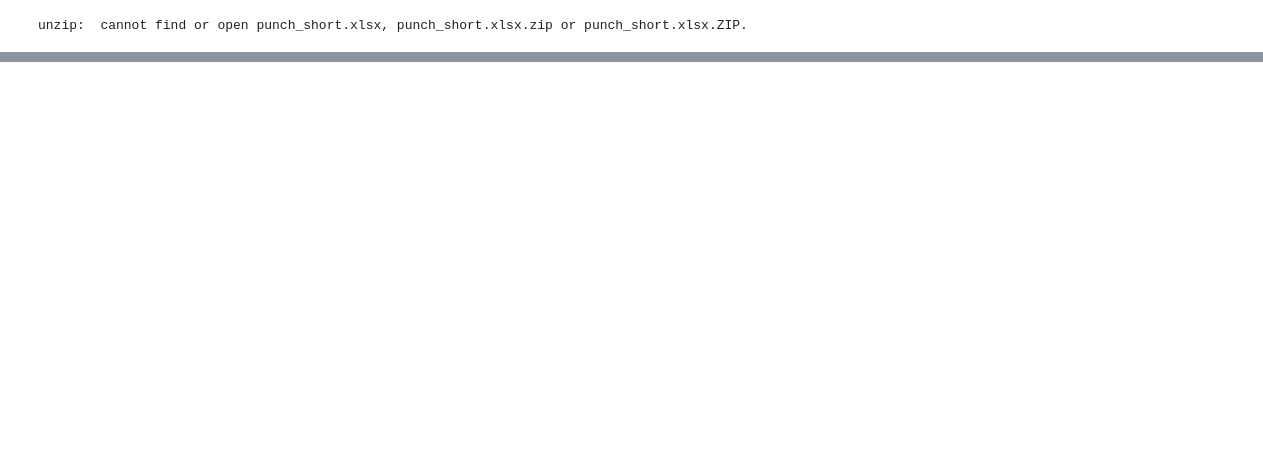
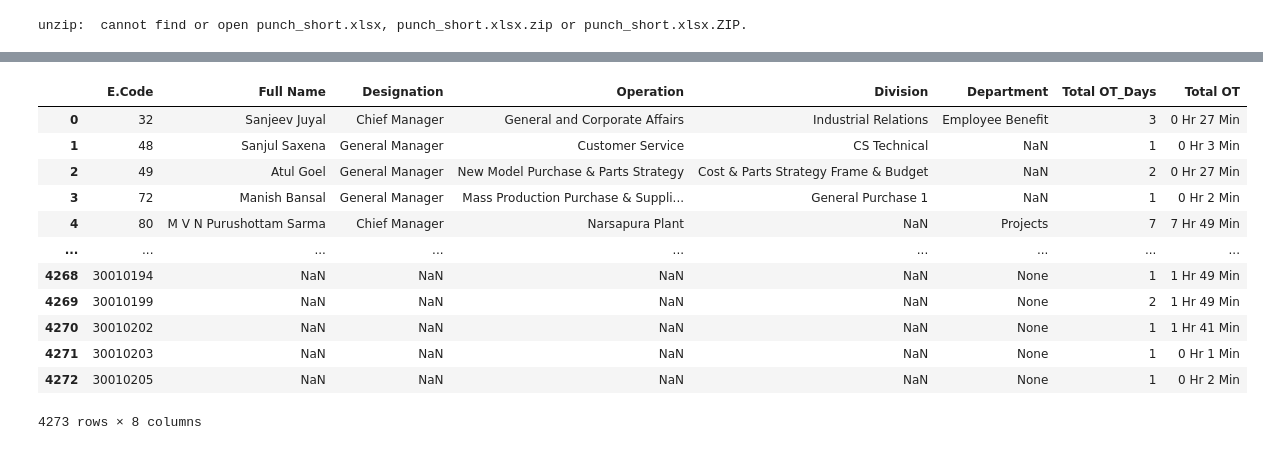
Before and after one commit to kartikeyahl/MS_analysis, a Jupyter notebook: PunchTimeAnalysis11.ipynb, the cells around one changed output, grey strips where cells are left out. Cells and saved outputs as stored; diff of their text form; code cells hidden in the pictures; blank space fills up the shorter version.

```diff
--- a/PunchTimeAnalysis11.ipynb
+++ b/PunchTimeAnalysis11.ipynb
@@ -402,3 +578,29 @@ result
+# %%
+result_hr_min=result.copy(deep=True)
+l_time2=[]
+for i in result_hr_min.index:
+      minutes, hours = math.modf(result_hr_min['Total OT'][i])
+      minutes*=100
+      ot_time = "{:.0f} Hr {:.0f} Min".format(hours, minutes)
+      l_time2.append(ot_time)
+result_hr_min.drop(['Total OT'],axis=1)
+result_hr_min['Total OT']=l_time2
+# %%
+result_hr_min
+# %% [output]
+|  | E.Code | Full Name | Designation | Operation | Division | Department | Total OT_Days | Total OT |
+| 0 | 32 | Sanjeev Juyal | Chief Manager | General and Corporate Affairs | Industrial Relations | Employee Benefit | 3 | 0 Hr 27 Min |
+| 1 | 48 | Sanjul Saxena | General Manager | Customer Service | CS Technical | NaN | 1 | 0 Hr 3 Min |
+| 2 | 49 | Atul Goel | General Manager | New Model Purchase & Parts Strategy | Cost & Parts Strategy Frame & Budget | NaN | 2 | 0 Hr 27 Min |
+| 3 | 72 | Manish Bansal | General Manager | Mass Production Purchase & Suppli... | General Purchase 1 | NaN | 1 | 0 Hr 2 Min |
+| 4 | 80 | M V N Purushottam Sarma | Chief Manager | Narsapura Plant | NaN | Projects | 7 | 7 Hr 49 Min |
+| ... | ... | ... | ... | ... | ... | ... | ... | ... |
+| 4268 | 30010194 | NaN | NaN | NaN | NaN | None | 1 | 1 Hr 49 Min |
+| 4269 | 30010199 | NaN | NaN | NaN | NaN | None | 2 | 1 Hr 49 Min |
+| 4270 | 30010202 | NaN | NaN | NaN | NaN | None | 1 | 1 Hr 41 Min |
+| 4271 | 30010203 | NaN | NaN | NaN | NaN | None | 1 | 0 Hr 1 Min |
+| 4272 | 30010205 | NaN | NaN | NaN | NaN | None | 1 | 0 Hr 2 Min |
+4273 rows × 8 columns
 # %%
 l_diff=[]
 if date_diff==88 or 89 or 90 or 91 or 92:
```
Also changed, not shown: parts of 33 cells of this notebook.
